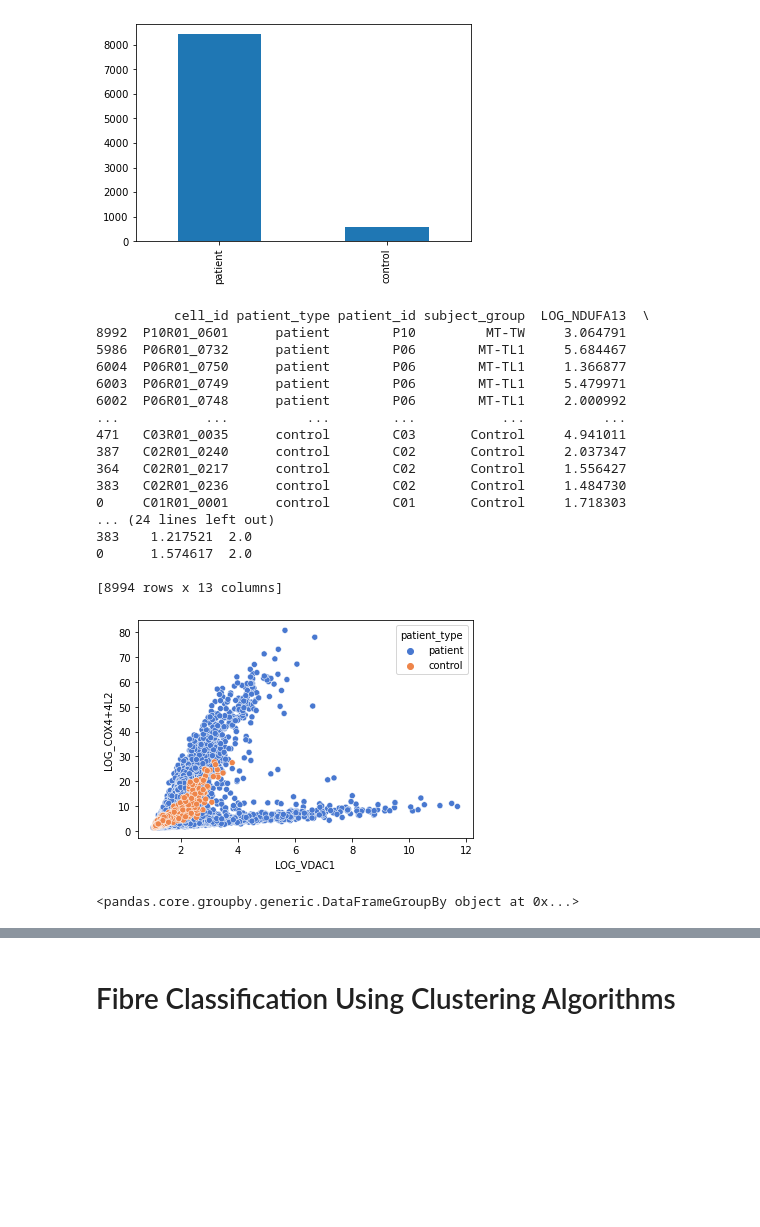
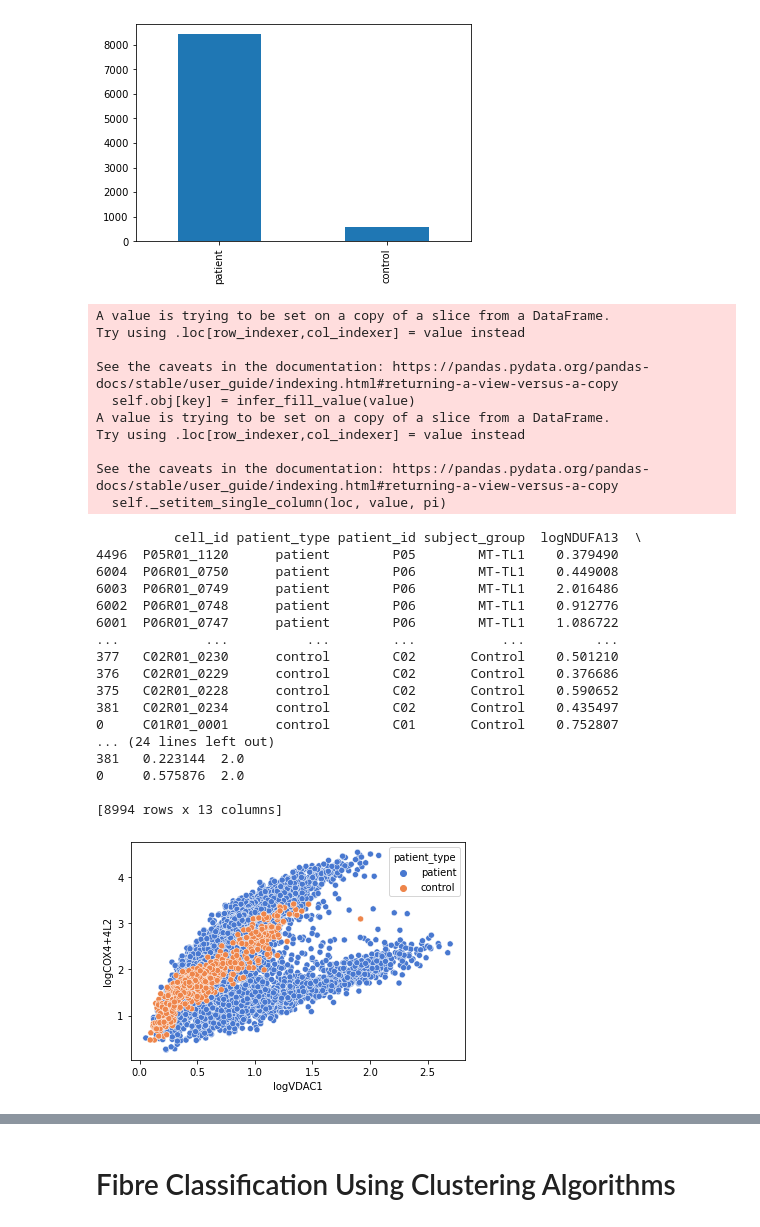
Before and after one commit to FNgongo/Classification_of_fibres_from_the_mitochondrial_disease_dataset_using_clustering_techniques, a Jupyter notebook: EDAandBasicML-FNVesion-Copy1.ipynb, the cells around one changed output, grey strips where cells are left out. Cells and saved outputs as stored; diff of their text form; code cells hidden in the pictures; blank space fills up the shorter version.

```diff
--- a/EDAandBasicML-FNVesion-Copy1.ipynb
+++ b/EDAandBasicML-FNVesion-Copy1.ipynb
@@ -170,3 +170,13 @@ df2
 8994 rows × 35 columns
 # %% [markdown]
 ## 4 Including necessary Columns
+# %%
+df2['logNDUFA13'] = np.log(df2['NDUFA13'])
+df2['logNDUFB8'] = np.log(df2['NDUFB8'])
+df2['logMTCO1'] = np.log(df2['MTCO1'])
+df2['logCOX4+4L2'] = np.log(df2['COX4+4L2'])
+df2['logOSCP'] = np.log(df2['OSCP'])
+df2['logSDHA'] = np.log(df2['SDHA'])
+df2['logUqCRC2'] = np.log(df2['UqCRC2'])
+df2['logVDAC1'] = np.log(df2['VDAC1'])
+print(df2)
@@ -173,4 +201,4 @@ df2
 # %%
-df = df2[['cell_id', 'patient_type', 'patient_id', 'subject_group', 'LOG_NDUFA13','LOG_NDUFB8','LOG_MTCO1', 'LOG_COX4+4L2', 'LOG_OSCP', 'LOG_SDHA', 'LOG_UqCRC2', 'LOG_VDAC1']]
+df = df2[['cell_id', 'patient_type', 'patient_id', 'subject_group', 'logNDUFA13','logNDUFB8','logMTCO1', 'logCOX4+4L2', 'logOSCP', 'logSDHA', 'logUqCRC2', 'logVDAC1']]
 print (df)
 # %% [output]
@@ -201,41 +229,40 @@ df_eda.patient_type.value_counts().plot(kind='bar')
 <AxesSubplot:>
 [figure]
 # %%
+#Arranging patient and control tables in an assending order
 df_eda.loc[df_eda['patient_type'] == 'patient', 'Top'] = 1
 df_eda.loc[df_eda['patient_type'] == 'control', 'Top'] = 2
 df_eda = df_eda.sort_values(by=['Top'], ascending=True)
 print(df_eda)
 
-ax = sns.scatterplot(x="LOG_VDAC1", y="LOG_COX4+4L2", hue="patient_type", data=df_eda, palette = 'muted')
+ax = sns.scatterplot(x="logVDAC1", y="logCOX4+4L2", hue="patient_type", data=df_eda, palette = 'muted')
 # %% [output]
-          cell_id patient_type patient_id subject_group  LOG_NDUFA13  \
-8992  P10R01_0601      patient        P10         MT-TW     3.064791
-5986  P06R01_0732      patient        P06        MT-TL1     5.684467
-6004  P06R01_0750      patient        P06        MT-TL1     1.366877
-6003  P06R01_0749      patient        P06        MT-TL1     5.479971
-6002  P06R01_0748      patient        P06        MT-TL1     2.000992
-...           ...          ...        ...           ...          ...
-471   C03R01_0035      control        C03       Control     4.941011
-387   C02R01_0240      control        C02       Control     2.037347
-364   C02R01_0217      control        C02       Control     1.556427
-383   C02R01_0236      control        C02       Control     1.484730
-0     C01R01_0001      control        C01       Control     1.718303
-... (24 lines left out)
-383    1.217521  2.0
-0      1.574617  2.0
+A value is trying to be set on a copy of a slice from a DataFrame.
+Try using .loc[row_indexer,col_indexer] = value instead
 
-[8994 rows x 13 columns]
+See the caveats in the documentation: https://pandas.pydata.org/pandas-docs/stable/user_guide/indexing.html#returning-a-view-versus-a-copy
+  self.obj[key] = infer_fill_value(value)
+A value is trying to be set on a copy of a slice from a DataFrame.
+Try using .loc[row_indexer,col_indexer] = value instead
+
+See the caveats in the documentation: https://pandas.pydata.org/pandas-docs/stable/user_guide/indexing.html#returning-a-view-versus-a-copy
+  self._setitem_single_column(loc, value, pi)
+          cell_id patient_type patient_id subject_group  logNDUFA13  \
+4496  P05R01_1120      patient        P05        MT-TL1    0.379490
+6004  P06R01_0750      patient        P06        MT-TL1    0.449008
+6003  P06R01_0749      patient        P06        MT-TL1    2.016486
+6002  P06R01_0748      patient        P06        MT-TL1    0.912776
+6001  P06R01_0747      patient        P06        MT-TL1    1.086722
+...           ...          ...        ...           ...         ...
+377   C02R01_0230      control        C02       Control    0.501210
+376   C02R01_0229      control        C02       Control    0.376686
+375   C02R01_0228      control        C02       Control    0.590652
+381   C02R01_0234      control        C02       Control    0.435497
+0     C01R01_0001      control        C01       Control    0.752807
+... (24 lines left out)
+381   0.223144  2.0
+0     0.575876  2.0
+
+[8994 rows x 13 columns]
-[figure, old version]
+[figure, new version]
-# %%
-import matplotlib.pyplot as plt
-
-grouped = df.groupby("patient_type")
-
-grouped = df.groupby("LOG_COX4+4L2")
-
-grouped = df.groupby(["patient_type", "LOG_COX4+4L2"])
-
-print(grouped)
-# %% [output]
-<pandas.core.groupby.generic.DataFrameGroupBy object at 0x...>
 # %%
```
Also changed, not shown: parts of 41 cells of this notebook, 5 other files.
